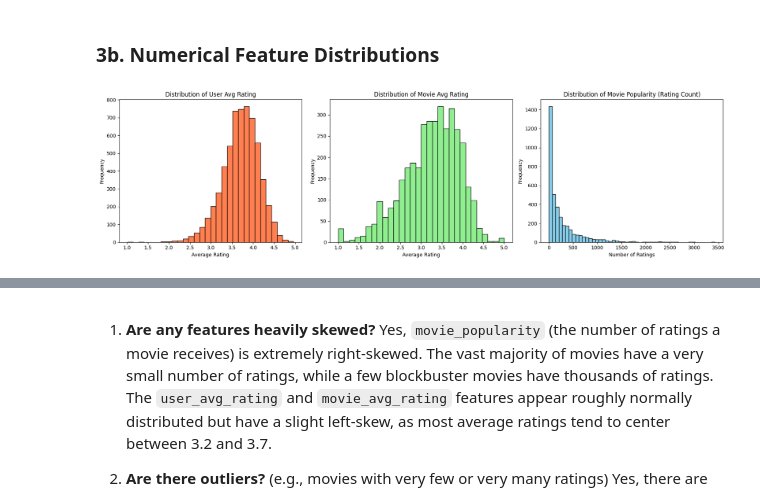
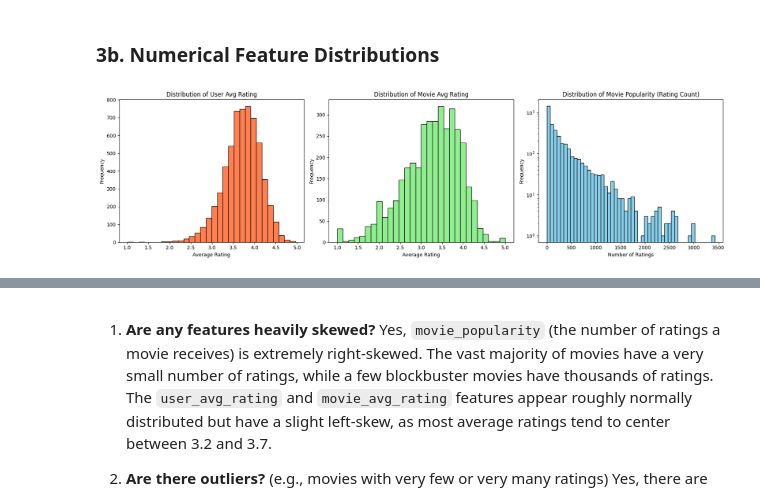
Before and after one commit to aliiarustamova/cs570_movie-lens_group2, a Jupyter notebook: SP26 CS570 Project-1.ipynb, the cells around one changed output, grey strips where cells are left out. Drawn from its saved outputs; the diff is of its cells as text; code cells hidden in the pictures.

```diff
--- a/SP26 CS570 Project-1.ipynb
+++ b/SP26 CS570 Project-1.ipynb
@@ -1044,31 +1051,32 @@ movie_avg_data = [
     r["movie_avg_rating"] for r in movie_rows if r["movie_avg_rating"] is not None
 ]
 movie_pop_data = [
     r["movie_popularity"] for r in movie_rows if r["movie_popularity"] is not None
 ]
 
 # Create subplots
 fig, axs = plt.subplots(1, 3, figsize=(18, 5))
 
 # Histogram for User Average Rating
 axs[0].hist(user_avg_data, bins=30, color="coral", edgecolor="black")
 axs[0].set_title("Distribution of User Avg Rating")
 axs[0].set_xlabel("Average Rating")
 axs[0].set_ylabel("Frequency")
 
 # Histogram for Movie Average Rating
 axs[1].hist(movie_avg_data, bins=30, color="lightgreen", edgecolor="black")
 axs[1].set_title("Distribution of Movie Avg Rating")
 axs[1].set_xlabel("Average Rating")
 axs[1].set_ylabel("Frequency")
 
 # Histogram for Movie Popularity
 axs[2].hist(movie_pop_data, bins=50, color="skyblue", edgecolor="black")
 axs[2].set_title("Distribution of Movie Popularity (Rating Count)")
 axs[2].set_xlabel("Number of Ratings")
 axs[2].set_ylabel("Frequency")
+axs[2].set_yscale("log")
 
 plt.tight_layout()
 plt.savefig("numerical_features_histograms.png")
 # %% [output]
-[figure, old version]
+[figure, new version]
```
Also changed, not shown: parts of 19 cells of this notebook.
